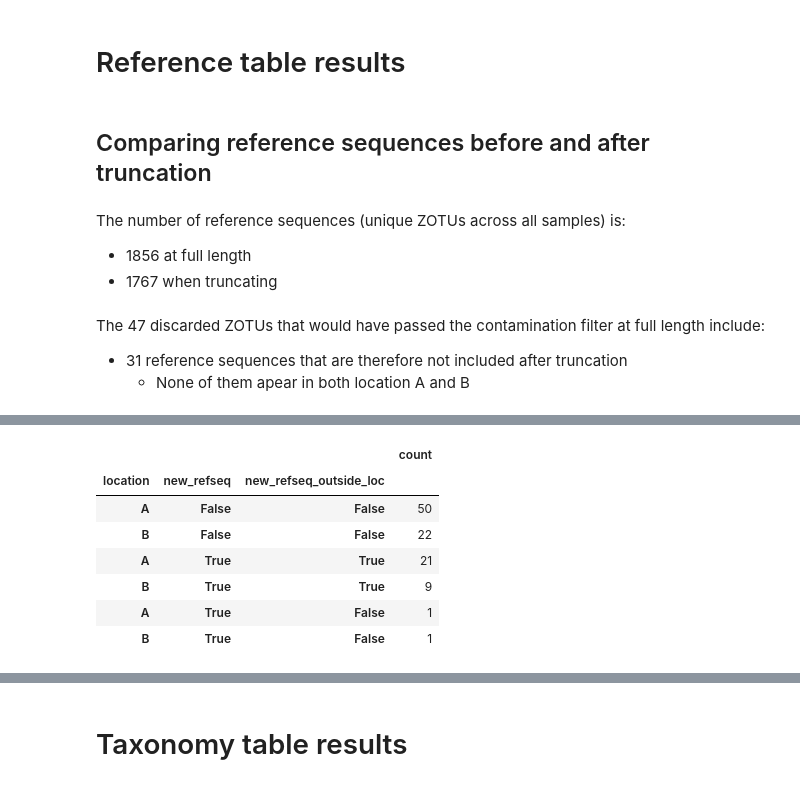
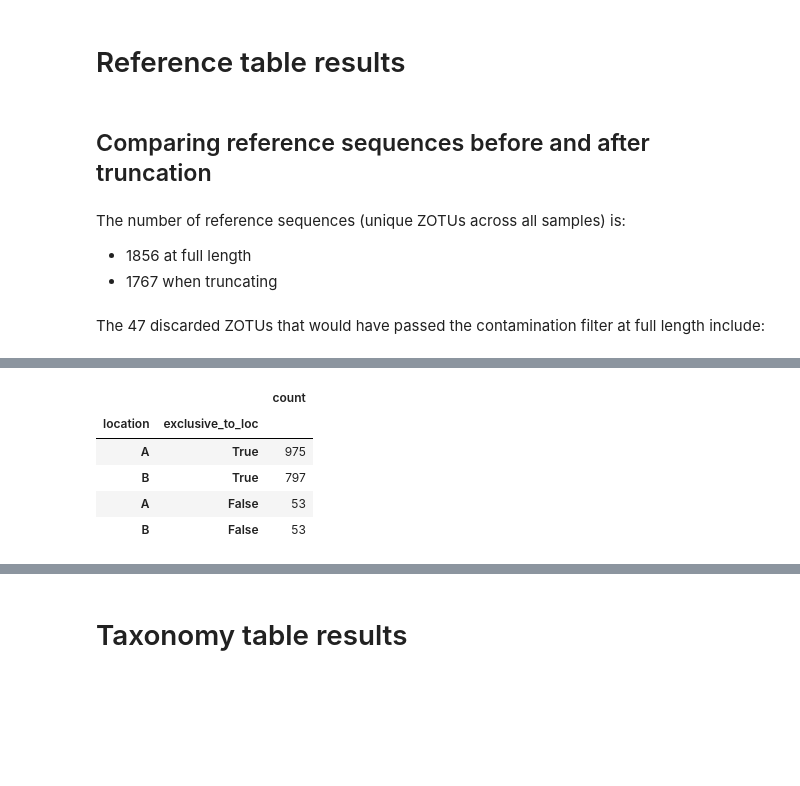
Before and after one commit to SethGG/mycodiversity-arise, a Jupyter notebook: 7_data_analysis.ipynb, the cells around one changed output, grey strips where cells are left out. Cells and saved outputs as stored; diff of their text form; code cells hidden in the pictures; blank space fills up the shorter version.

Commit message:
refseq dist

```diff
--- a/7_data_analysis.ipynb
+++ b/7_data_analysis.ipynb
@@ -271,40 +271,56 @@ display(md(f"The number of reference sequences (unique ZOTUs across all samples)
 # ---
 
 df_not_trunc_contam_full = df_not_trunc[df_not_trunc["passed_contam_full"] == True]
-df_not_trunc_contam_full_refseq_full_loc = df_not_trunc_contam_full.drop_duplicates(subset=["location", "refsequence_pk_full"])
-df_not_trunc_contam_full_refseq_full_loc = df_not_trunc_contam_full_refseq_full_loc.merge(
-    df_not_trunc_contam_full_refseq_full_loc[df_not_trunc_contam_full_refseq_full_loc["location"] == "A"]["refsequence_pk_full"],
-    on="refsequence_pk_full", how="left", indicator=True).set_index(df_not_trunc_contam_full_refseq_full_loc.index)
-df_not_trunc_contam_full_refseq_full_loc["refseq_in_A"] = df_not_trunc_contam_full_refseq_full_loc["_merge"] == "both"
-df_not_trunc_contam_full_refseq_full_loc = df_not_trunc_contam_full_refseq_full_loc.drop(columns=["_merge"])
-df_not_trunc_contam_full_refseq_full_loc = df_not_trunc_contam_full_refseq_full_loc.merge(
-    df_not_trunc_contam_full_refseq_full_loc[df_not_trunc_contam_full_refseq_full_loc["location"] == "B"]["refsequence_pk_full"],
-    on="refsequence_pk_full", how="left", indicator=True).set_index(df_not_trunc_contam_full_refseq_full_loc.index)
-df_not_trunc_contam_full_refseq_full_loc["refseq_in_B"] = df_not_trunc_contam_full_refseq_full_loc["_merge"] == "both"
-df_not_trunc_contam_full_refseq_full_loc = df_not_trunc_contam_full_refseq_full_loc.drop(columns=["_merge"])
-df_not_trunc_contam_full_refseq_full_loc_count = pd.DataFrame(df_not_trunc_contam_full_refseq_full_loc.value_counts(subset=["location", "refseq_in_A", "refseq_in_B"]))
+df_not_trunc_refseq_full_loc = df_not_trunc_contam_full.drop_duplicates(subset=["location", "refsequence_pk_full"]).copy()
+
+df_not_trunc_refseq_full_overlap = df_not_trunc_refseq_full_loc[df_not_trunc_refseq_full_loc["location"] == "A"][["refsequence_pk_full"]].merge(
+    df_not_trunc_refseq_full_loc[df_not_trunc_refseq_full_loc["location"] == "B"]["refsequence_pk_full"],
+    on="refsequence_pk_full", how="outer", indicator=True).set_index(df_not_trunc_refseq_full_loc.index)
+# HER DEZELFDE FIX ALS DE SECTIE HIERONDER
+
+df_not_trunc_refseq_full_loc["exclusive_to_loc"] = df_not_trunc_refseq_full_overlap["_merge"] != "both"
+df_not_trunc_refseq_full_loc_count = pd.DataFrame(df_not_trunc_refseq_full_loc.value_counts(subset=["location", "exclusive_to_loc"]))
 
 num_not_trunc_contam_full = df_not_trunc_contam_full.shape[0]
-num_not_trunc_refseq_full_A = df_not_trunc_contam_full_refseq_full_loc_count.loc[("A", True, False)]["count"]
-num_not_trunc_refseq_full_B = df_not_trunc_contam_full_refseq_full_loc_count.loc[("B", False, True)]["count"]
-num_not_trunc_refseq_full = num_not_trunc_refseq_full_A + num_not_trunc_refseq_full_B
-display(md(f"The {num_not_trunc_contam_full} discarded ZOTUs that would have passed the contamination filter at full length include:\n"
-           f"- {num_not_trunc_refseq_full} reference sequences that are therefore not included after truncation\n"
+num_not_trunc_refseq_full = df_not_trunc_refseq_full_loc_count.loc[(slice(None), True),]["count"].sum()
+display(md(f"The {num_not_trunc_contam_full} discarded ZOTUs that would have passed the contamination filter at full length include:"))
+display(df_not_trunc_refseq_full_loc_count)
+display(md(f"- {num_not_trunc_refseq_full} reference sequences that are therefore not included after truncation\n"
            f"\t- None of them apear in both location A and B"))
-display(df_not_trunc_contam_full_refseq_full_loc_count)
+
 
 #---
 
 df_trunc_contam_full = df_trunc[df_trunc["passed_contam_full"] == True]
-df_trunc_contam_full_refseq_trunc = df_trunc_contam_full.drop_duplicates(subset=["refsequence_pk_trunc"])
-df_trunc_contam_full_refseq_full = df_trunc_contam_full.drop_duplicates(subset=["refsequence_pk_full"])
+df_trunc_refseq_trunc_loc = df_trunc_contam_full.drop_duplicates(subset=["location", "refsequence_pk_trunc"])
+df_trunc_refseq_full_loc = df_trunc_contam_full.drop_duplicates(subset=["location", "refsequence_pk_full"])
+
+df_trunc_refseq_trunc_overlap = df_trunc_refseq_trunc_loc[df_trunc_refseq_trunc_loc["location"] == "A"][["refsequence_pk_trunc"]].merge(
+    df_trunc_refseq_trunc_loc[df_trunc_refseq_trunc_loc["location"] == "B"]["refsequence_pk_trunc"],
+    on="refsequence_pk_trunc", how="outer", indicator=True)
+df_trunc_refseq_trunc_overlap["exclusive_to_loc"] = df_trunc_refseq_trunc_overlap["_merge"] != "both"
+df_trunc_refseq_trunc_overlap = df_trunc_refseq_trunc_overlap.drop(columns=["_merge"])
+
+df_trunc_refseq_full_overlap = df_trunc_refseq_full_loc[df_trunc_refseq_full_loc["location"] == "A"][["refsequence_pk_full"]].merge(
+    df_trunc_refseq_full_loc[df_trunc_refseq_full_loc["location"] == "B"]["refsequence_pk_full"],
+    on="refsequence_pk_full", how="outer", indicator=True)
+df_trunc_refseq_full_overlap["exclusive_to_loc"] = df_trunc_refseq_full_overlap["_merge"] != "both"
+df_trunc_refseq_full_overlap = df_trunc_refseq_full_overlap.drop(columns=["_merge"])
+
+df_trunc_refseq_trunc_loc = df_trunc_refseq_trunc_loc.merge(df_trunc_refseq_trunc_overlap, on="refsequence_pk_trunc", how="left").set_index(df_trunc_refseq_trunc_loc.index)
+df_trunc_refseq_trunc_loc_count = pd.DataFrame(df_trunc_refseq_trunc_loc.value_counts(subset=["location", "exclusive_to_loc"]))
+df_trunc_refseq_full_loc = df_trunc_refseq_full_loc.merge(df_trunc_refseq_full_overlap, on="refsequence_pk_full", how="left").set_index(df_trunc_refseq_full_loc.index)
+df_trunc_refseq_full_loc_count = pd.DataFrame(df_trunc_refseq_full_loc.value_counts(subset=["location", "exclusive_to_loc"]))
+
 num_trunc_contam_full = df_trunc_contam_full.shape[0]
 num_trunc_contam_full_trunc_derep = df_trunc_contam_full.drop_duplicates(subset=["srr_name", "trunc_zotu_id"]).shape[0]
-num_trunc_contam_full_refseq_full = df_trunc_contam_full_refseq_full.shape[0]
-num_trunc_contam_full_refseq_trunc = df_trunc_contam_full_refseq_trunc.shape[0]
+num_trunc_refseq_full = df_trunc_refseq_full_loc.drop_duplicates(subset="refsequence_pk_full").shape[0]
+num_trunc_refseq_trunc = df_trunc_refseq_trunc_loc.drop_duplicates(subset="refsequence_pk_trunc").shape[0]
 display(md(f"The {num_trunc_contam_full} ZOTUs ({num_trunc_contam_full_trunc_derep} after dereplication within samples) that passed truncation and passed the contamination filter at full length (and therefore also after truncation as previously shown) include:\n"
-           f"- {num_trunc_contam_full_refseq_full} reference sequences at full length\n"
-           f"- {num_trunc_contam_full_refseq_trunc} reference sequences after truncation"))
+           f"- {num_trunc_refseq_full} reference sequences at full length\n"
+           f"- {num_trunc_refseq_trunc} reference sequences after truncation"))
+display(df_trunc_refseq_full_loc_count)
+display(df_trunc_refseq_trunc_loc_count)
 
 # ---
 
@@ -342,5 +358,3 @@ The number of reference sequences (unique ZOTUs across all samples) is:
 - 1856 at full length
 - 1767 when truncating
 The 47 discarded ZOTUs that would have passed the contamination filter at full length include:
-- 31 reference sequences that are therefore not included after truncation
-	- None of them apear in both location A and B
@@ -358,8 +370,6 @@ The 229 new ZOTUs (129 after dereplication within samples) that passed the conta
-|  |  |  | count |
-| location | new_refseq | new_refseq_outside_loc |  |
-| A | False | False | 50 |
-| B | False | False | 22 |
-| A | True | True | 21 |
-| B | True | True | 9 |
-| A | True | False | 1 |
-| B | True | False | 1 |
+|  |  | count |
+| location | exclusive_to_loc |  |
+| A | True | 975 |
+| B | True | 797 |
+| A | False | 53 |
+| B | False | 53 |
```
Also changed, not shown: parts of 3 cells of this notebook.
